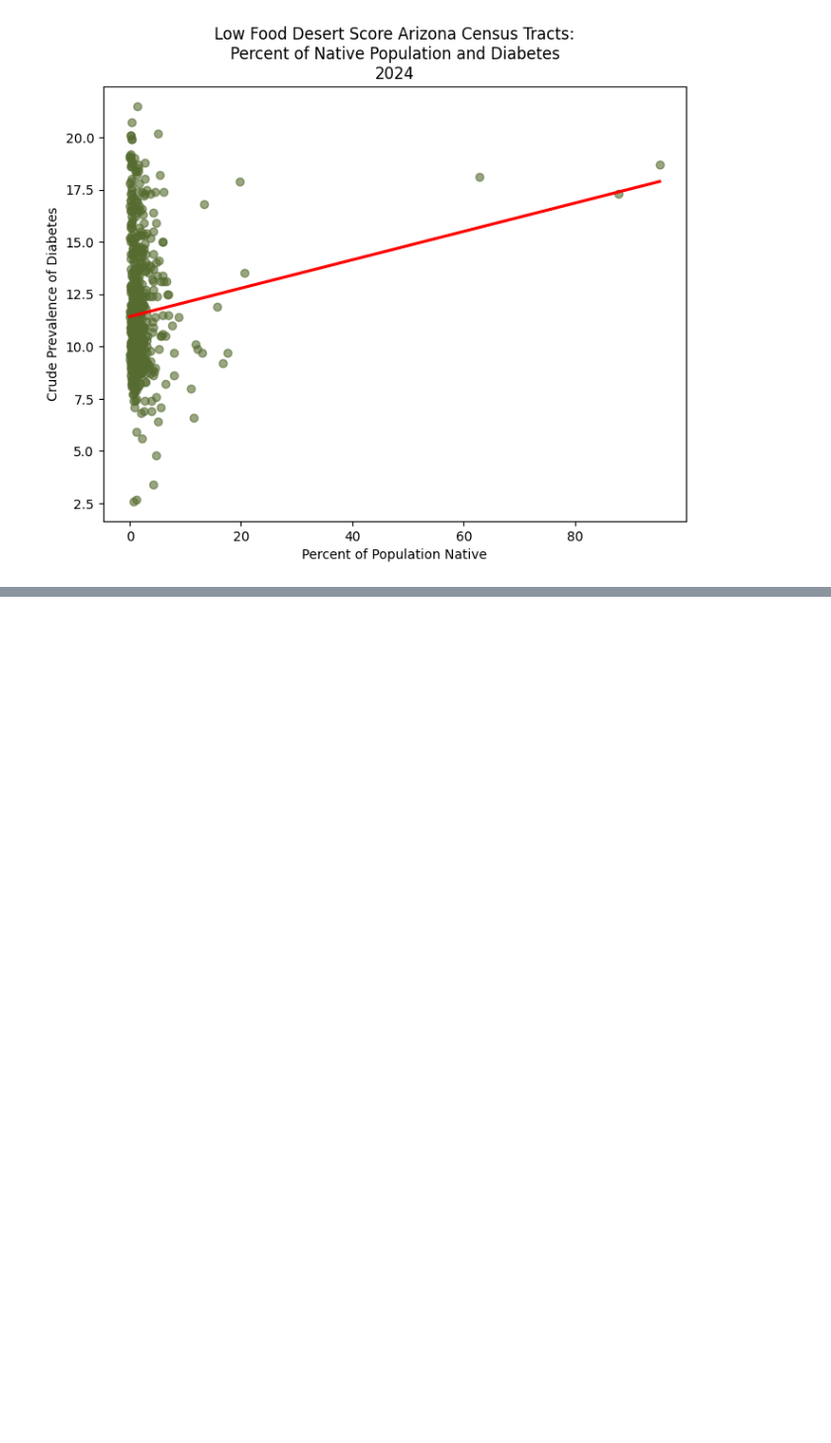
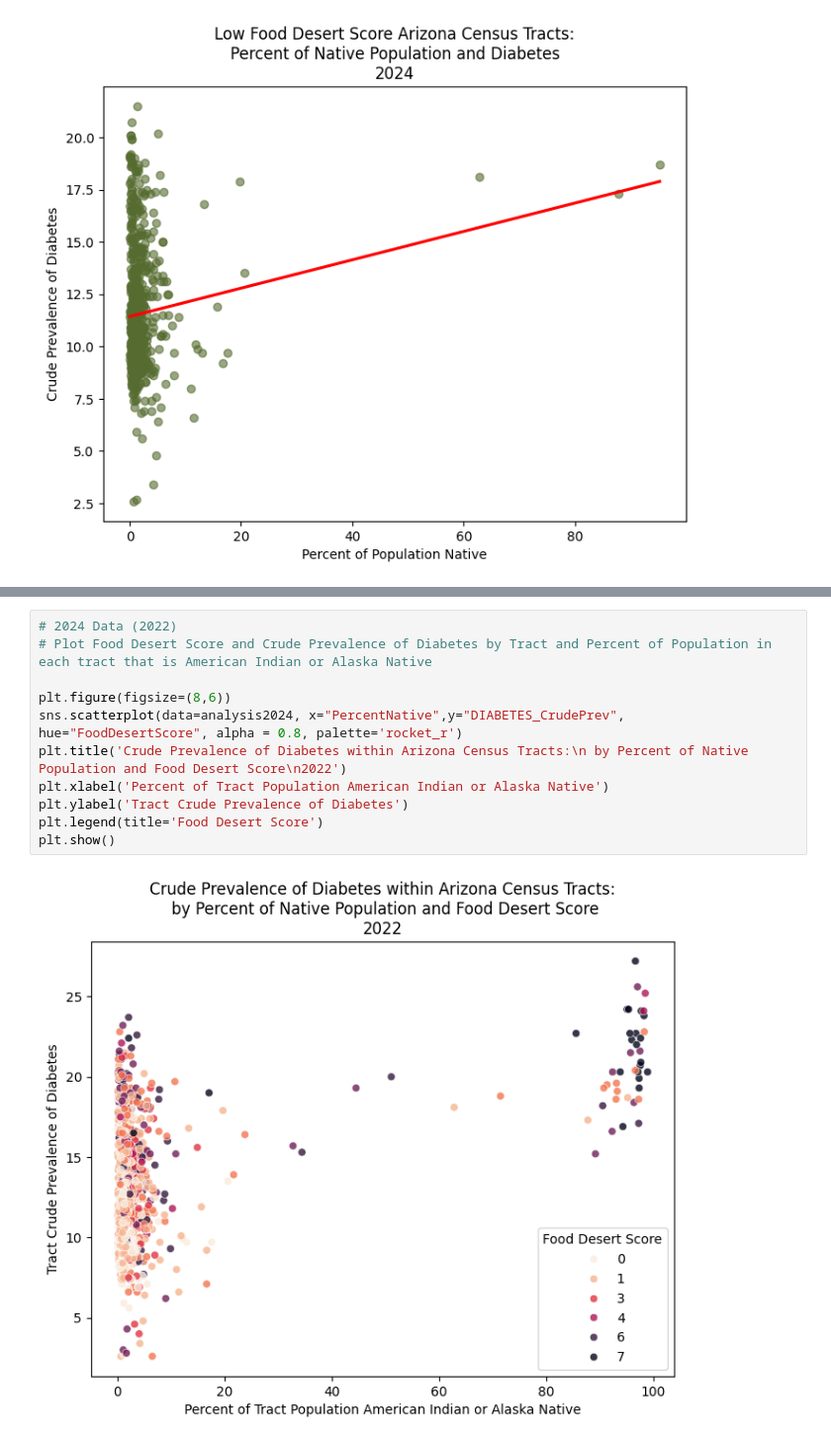
Before and after one commit to INFO-698-InfoSci-Capstone/geo-health-ai, a Jupyter notebook: Working_Files/Explore_SMG.ipynb, the cells around one changed output, grey strips where cells are left out. Shown at 99% size. Saved outputs shown, nothing was run; the diff lists cells and outputs as text; blank space fills up the shorter version.

Commit message:
Adding Prettier Graphs for EDA

```diff
--- a/Working_Files/Explore_SMG.ipynb
+++ b/Working_Files/Explore_SMG.ipynb
@@ -1424,0 +1833,13 @@ plt.show()
+# %%
+# 2024 Data (2022)
+# Plot Food Desert Score and Crude Prevalence of Diabetes by Tract and Percent of Population in each tract that is American Indian or Alaska Native
+
+plt.figure(figsize=(8,6))
+sns.scatterplot(data=analysis2024, x="PercentNative",y="DIABETES_CrudePrev", hue="FoodDesertScore", alpha = 0.8, palette='rocket_r')
+plt.title('Crude Prevalence of Diabetes within Arizona Census Tracts:\n by Percent of Native Population and Food Desert Score\n2022')
+plt.xlabel('Percent of Tract Population American Indian or Alaska Native')
+plt.ylabel('Tract Crude Prevalence of Diabetes')
+plt.legend(title='Food Desert Score')
+plt.show()
+# %% [output]
+[figure, added]
```
Also changed, not shown: parts of 9 cells of this notebook, 1 other file.
